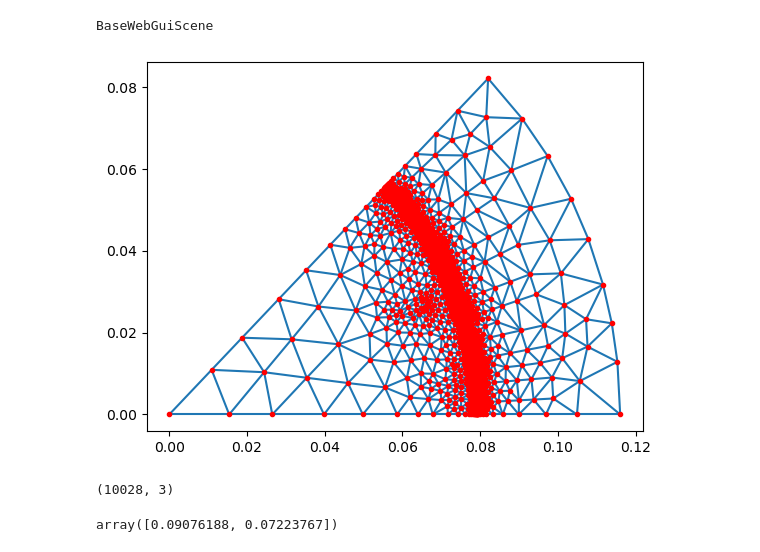
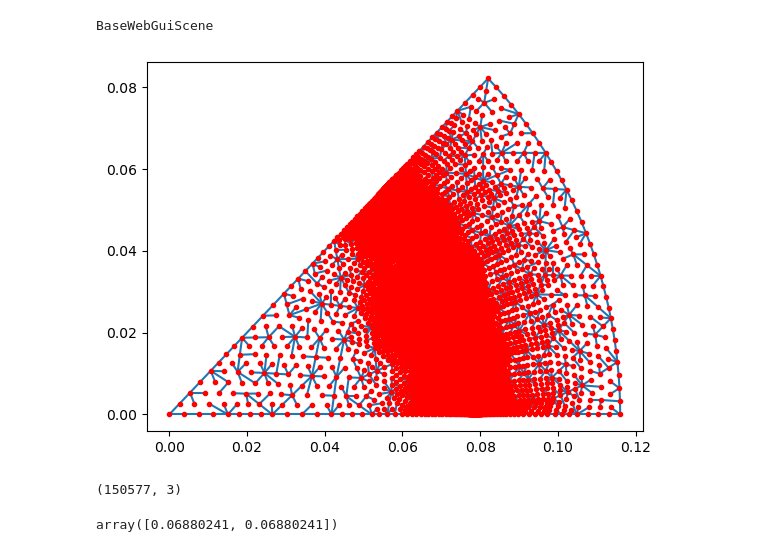
Before and after one commit to radu-bogdan/fem, a Jupyter notebook: PROJECTS/ngcotree/test.ipynb, the cells around one changed output. Saved outputs shown, nothing was run; the diff lists cells and outputs as text; code cells hidden in the pictures.

```diff
--- a/PROJECTS/ngcotree/test.ipynb
+++ b/PROJECTS/ngcotree/test.ipynb
@@ -4,7 +4,7 @@ from ngsolve.webgui import Draw
 import numpy as np
 import ngsolve as ng
 
-motor_npz = np.load('../meshes/motor_pizza.npz', allow_pickle = True)
+motor_npz = np.load('../meshes/motor_pizza_gap.npz', allow_pickle = True)
 
 geoOCC = motor_npz['geoOCC'].tolist()
 m = motor_npz['m']; m_new = m
@@ -12,10 +12,10 @@ j3 = motor_npz['j3']
 
 geoOCCmesh = geoOCC.GenerateMesh()
 mesh = ng.Mesh(geoOCCmesh)
-# mesh.Refine()
-# mesh.Refine()
+mesh.Refine()
+mesh.Refine()
 
 # Draw(mesh)
 # HCurl = ng.HCurl(mesh, order = 2, nograds = True, dirichlet = 'left|right')
 # help(mesh)
-help(HCurl.mesh)
+# help(HCurl.mesh)
@@ -40,7 +22,9 @@ class Mesh(pybind11_builtins.pybind11_object)
 # %%
-HCurl = ng.HCurl(mesh, order = 1, nograds = True, dirichlet = 'left|right')
-HCurl.mesh.levels
-# HCurl = ng.HCurl(mesh, order = 1, nograds = True)
+HCurl = ng.HCurl(mesh, order = 2, nograds = True, dirichlet = 'left|right|stator_outer')
+# mesh.Refine()
+# HCurl = ng.HCurl(mesh, order = 2, nograds = True)
+
+print(HCurl.mesh.levels)
 
 u,v = HCurl.TnT()
 
@@ -154,29 +160,29 @@ BaseWebGuiScene
 # %%
 import numpy
 import matplotlib.pyplot as plt
 from matplotlib.collections import LineCollection
 
 # %matplotlib qt
 
 points = []
 for vertex in mesh.vertices:
     points.append(list(vertex.point))
 points = np.array(points)
 nmst = np.array(mst)
 
-# lc = LineCollection(points[nmst[:,:2]])
-lc = LineCollection(points[edges[:10028,:2]])
+lc = LineCollection(points[nmst[:,:2]])
+# lc = LineCollection(points[edges[10028:,:2]])
 
 fig = plt.figure()
 plt.gca().add_collection(lc)
 plt.plot(points[:,0], points[:,1], 'r.')
 
 plt.show()
 
 edges.shape
 # %% [output]
-[figure, old version]
+[figure, new version]
-(10028, 3)
+(150577, 3)
 # %%
 # # nmst = np.array(mst)
 # print(nmst.shape,edges.shape)
@@ -188,7 +194,7 @@ edges.shape
 # %%
 points[1442]
 # %% [output]
-array([0.09076188, 0.07223767])
+array([0.06880241, 0.06880241])
 # %%
 nmst[:6]
 # %% [output]
```
Also changed, not shown: parts of 8 cells of this notebook.
